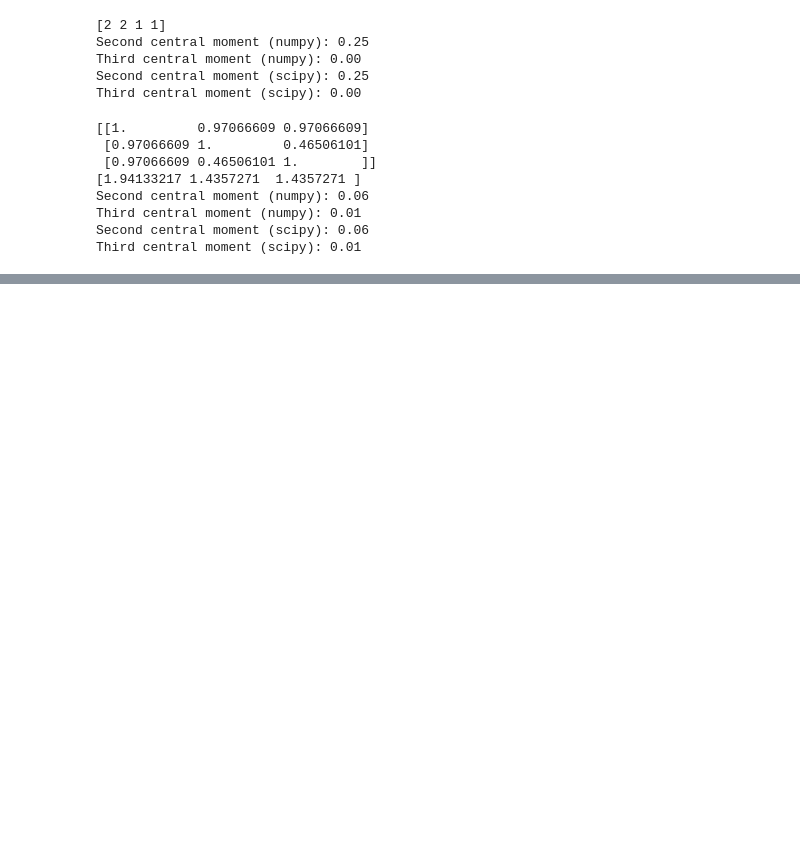
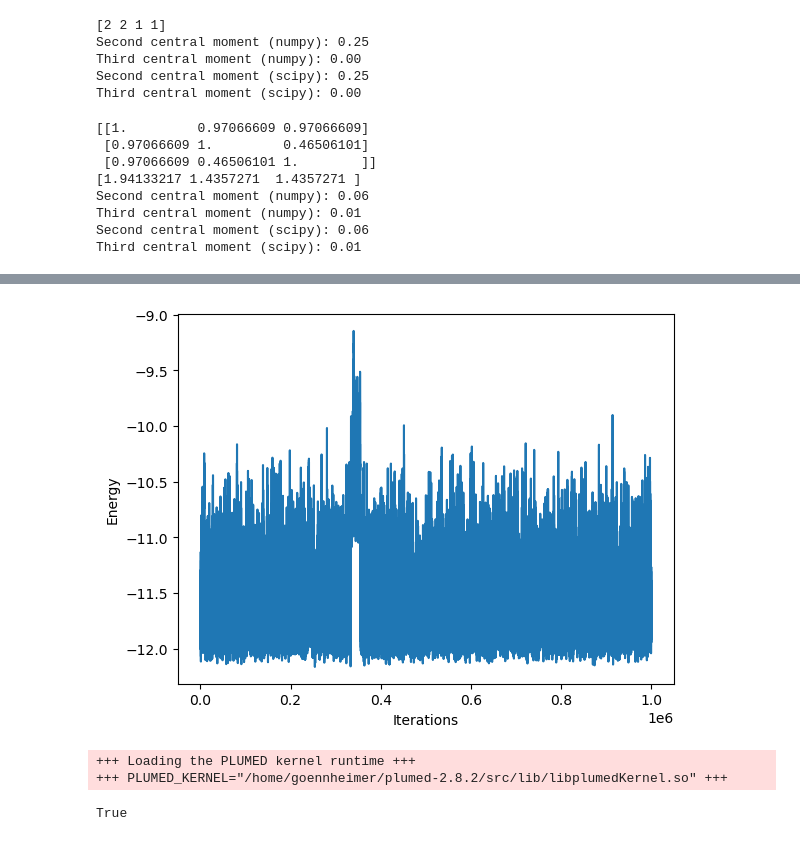
Before and after one commit to Nilsgoe/biASE, a Jupyter notebook: Metadynamics_test.ipynb, the cells around one changed output, grey strips where cells are left out. Drawn from its saved outputs; the diff is of its cells as text; code cells hidden in the pictures; blank space fills up the shorter version.

```diff
--- a/Metadynamics_test.ipynb
+++ b/Metadynamics_test.ipynb
@@ -1848,2 +2003,9 @@ plt.plot(tcm)
 # %%
-print(units.kB)
+plt.xlabel('Iterations')
+plt.ylabel('Energy')
+#plt.plot(kin)
+plt.plot(pot)
+#plt.plot(energy)
+plt.savefig('E_MD_langevin.png')
+# %% [output]
+[figure, added]
@@ -1849,0 +2014,44 @@ print(units.kB)
+# %%
+timestep = 0.005
+ps = 1000 * units.fs
+
+setup = [""]#f"UNITS LENGTH=A TIME={1/ps} ENERGY={units.mol/units.kJ}"]
+'''setup = [f"UNITS LENGTH=A TIME={1/ps} ENERGY={units.mol/units.kJ}",
+         "COM ATOMS=1-7 LABEL=com",
+         "DISTANCE ATOMS=1,com LABEL=d1",
+         "UPPER_WALLS ARG=d1 AT=2.0 KAPPA=100.",
+         "DISTANCE ATOMS=2,com LABEL=d2",
+         "UPPER_WALLS ARG=d2 AT=2.0 KAPPA=100.",
+         "DISTANCE ATOMS=3,com LABEL=d3",
+         "UPPER_WALLS ARG=d3 AT=2.0 KAPPA=100.",
+         "DISTANCE ATOMS=4,com LABEL=d4",
+         "UPPER_WALLS ARG=d4 AT=2.0 KAPPA=100.",
+         "DISTANCE ATOMS=5,com LABEL=d5",
+         "UPPER_WALLS ARG=d5 AT=2.0 KAPPA=100.",
+         "DISTANCE ATOMS=6,com LABEL=d6",
+         "UPPER_WALLS ARG=d6 AT=2.0 KAPPA=100.",
+         "DISTANCE ATOMS=7,com LABEL=d7",
+         "UPPER_WALLS ARG=d7 AT=2.0 KAPPA=100.",
+         "c1: COORDINATIONNUMBER SPECIES=1-7 MOMENTS=2-3" +
+         " SWITCH={RATIONAL R_0=1.5 NN=8 MM=16}",
+         "METAD ARG=c1.* HEIGHT=0.05 PACE=500000 " +
+         "SIGMA=0.1,0.1 GRID_MIN=-1.5,-1.5 GRID_MAX=2.5,2.5" +
+         " GRID_BIN=500,500 BIASFACTOR=5 FILE=HILLS"]'''
+
+atoms = read('isomer.xyz') #read('metad.traj@::10')[200]#
+cons = [FixedPlane(i, [0, 0, 1]) for i in range(7)]
+atoms.set_constraint(cons)
+atoms.set_masses([1, 1, 1, 1, 1, 1, 1])
+
+atoms.calc = Plumed(calc=LennardJones(rc=2.5, r0=3.),
+                    input=setup,
+                    timestep=timestep,
+                    atoms=atoms,)
+                    #kT=1.0)
+
+dyn = Andersen(atoms, timestep, temperature_K=0.1/units.kB, andersen_prob=0.1, fixcm=False, trajectory='PLUMED_UnbiasMD.traj')  #Langevin(atoms, timestep, temperature_K=0.1/units.kB, friction=1, fixcm=False, trajectory='PLUMED_UnbiasMD.traj')
+dyn.run(10000)
+# %% [output]
++++ Loading the PLUMED kernel runtime +++
++++ PLUMED_KERNEL="/home/goennheimer/plumed-2.8.2/src/lib/libplumedKernel.so" +++
+True
```
Also changed, not shown: parts of 57 cells of this notebook.
